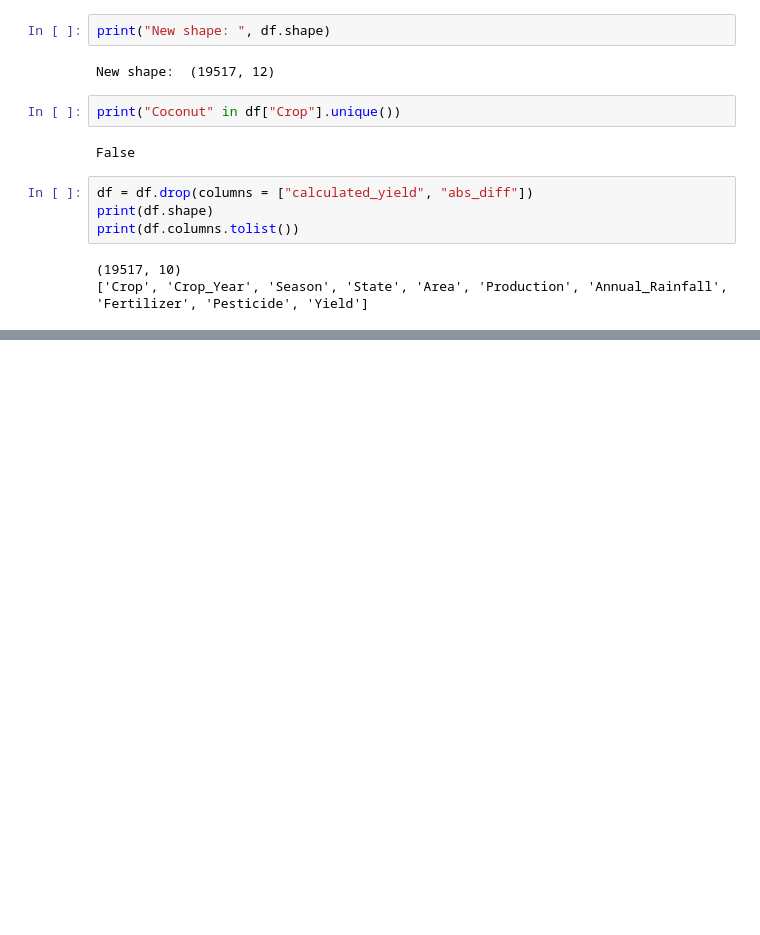
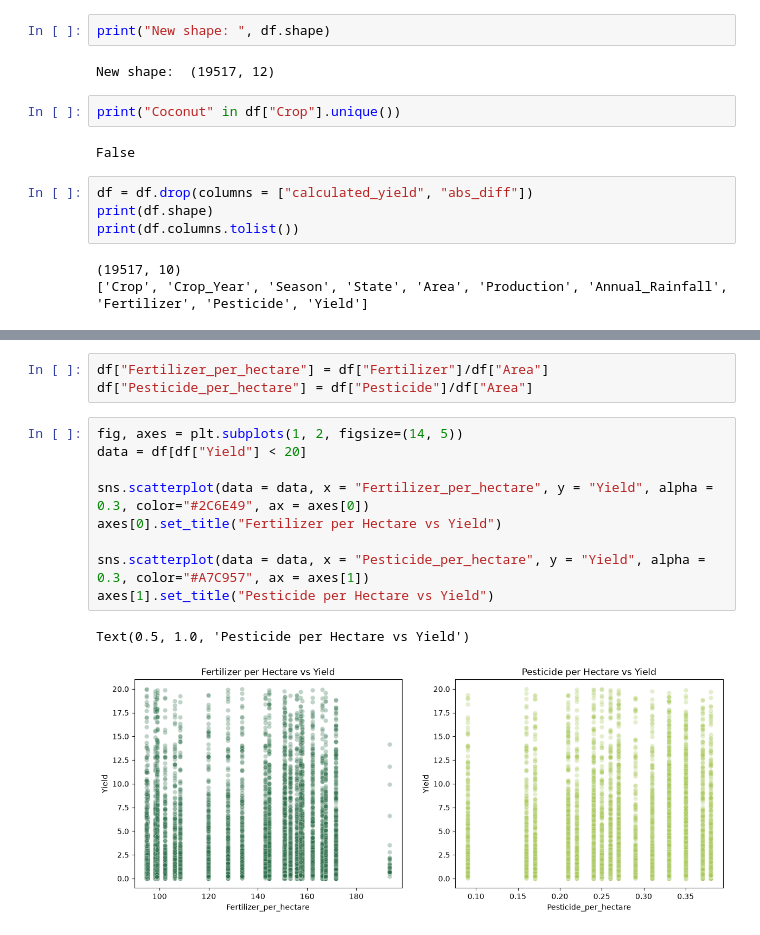
Before and after one commit to bhagyashreepawar1618/AgroVision-, a Jupyter notebook: ML_Models/yield_prediction/notebooks/eda.ipynb, the cells around one changed output, grey strips where cells are left out. Saved outputs shown, nothing was run; the diff lists cells and outputs as text; blank space fills up the shorter version.

```diff
--- a/ML_Models/yield_prediction/notebooks/eda.ipynb
+++ b/ML_Models/yield_prediction/notebooks/eda.ipynb
@@ -247,0 +274,15 @@ print(df.columns.tolist())
+# %%
+df["Fertilizer_per_hectare"] = df["Fertilizer"]/df["Area"]
+df["Pesticide_per_hectare"] = df["Pesticide"]/df["Area"]
+# %%
+fig, axes = plt.subplots(1, 2, figsize=(14, 5))
+data = df[df["Yield"] < 20]
+
+sns.scatterplot(data = data, x = "Fertilizer_per_hectare", y = "Yield", alpha = 0.3, color="#2C6E49", ax = axes[0])
+axes[0].set_title("Fertilizer per Hectare vs Yield")
+
+sns.scatterplot(data = data, x = "Pesticide_per_hectare", y = "Yield", alpha = 0.3, color="#A7C957", ax = axes[1])
+axes[1].set_title("Pesticide per Hectare vs Yield")
+# %% [output]
+Text(0.5, 1.0, 'Pesticide per Hectare vs Yield')
+[figure, added]
```
Also changed, not shown: parts of 11 cells of this notebook.
